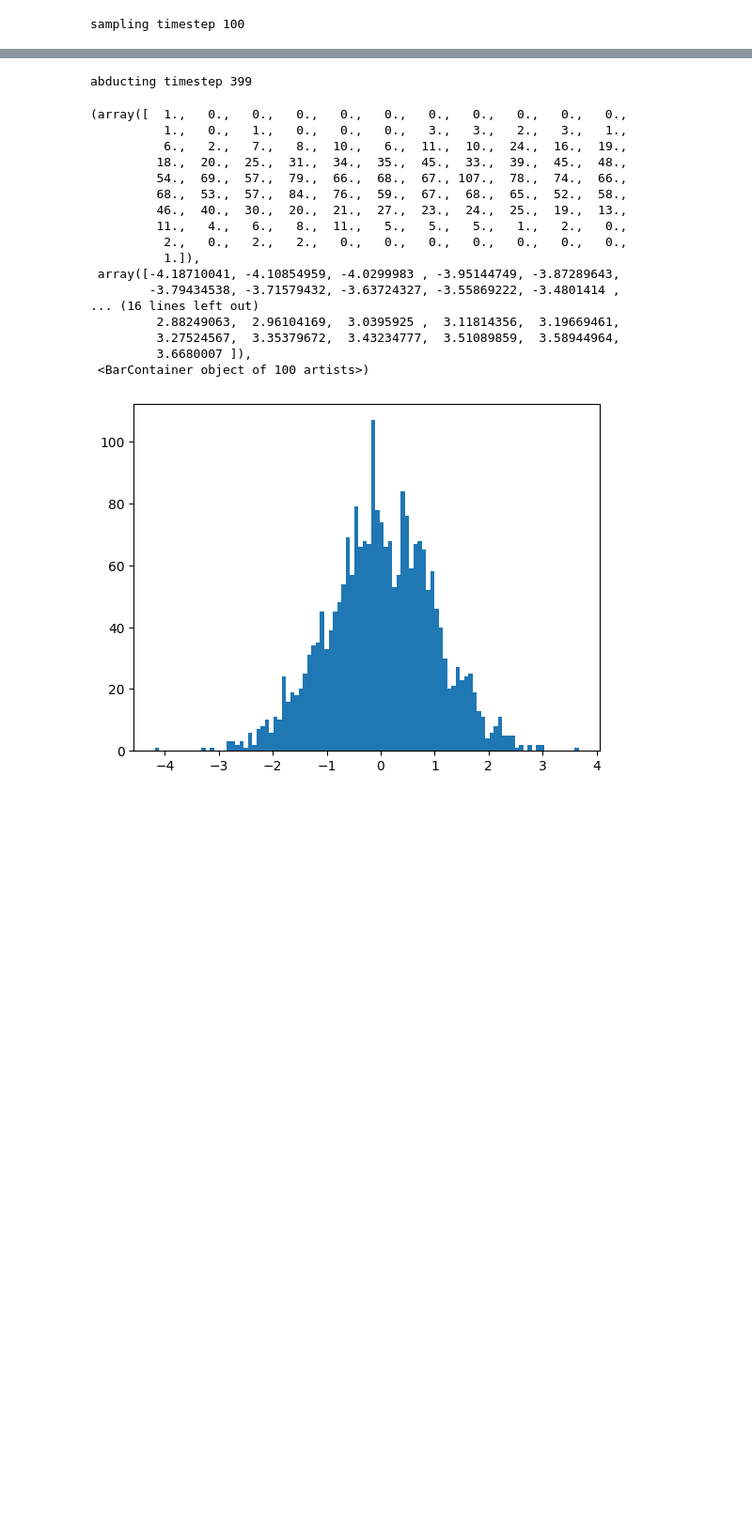
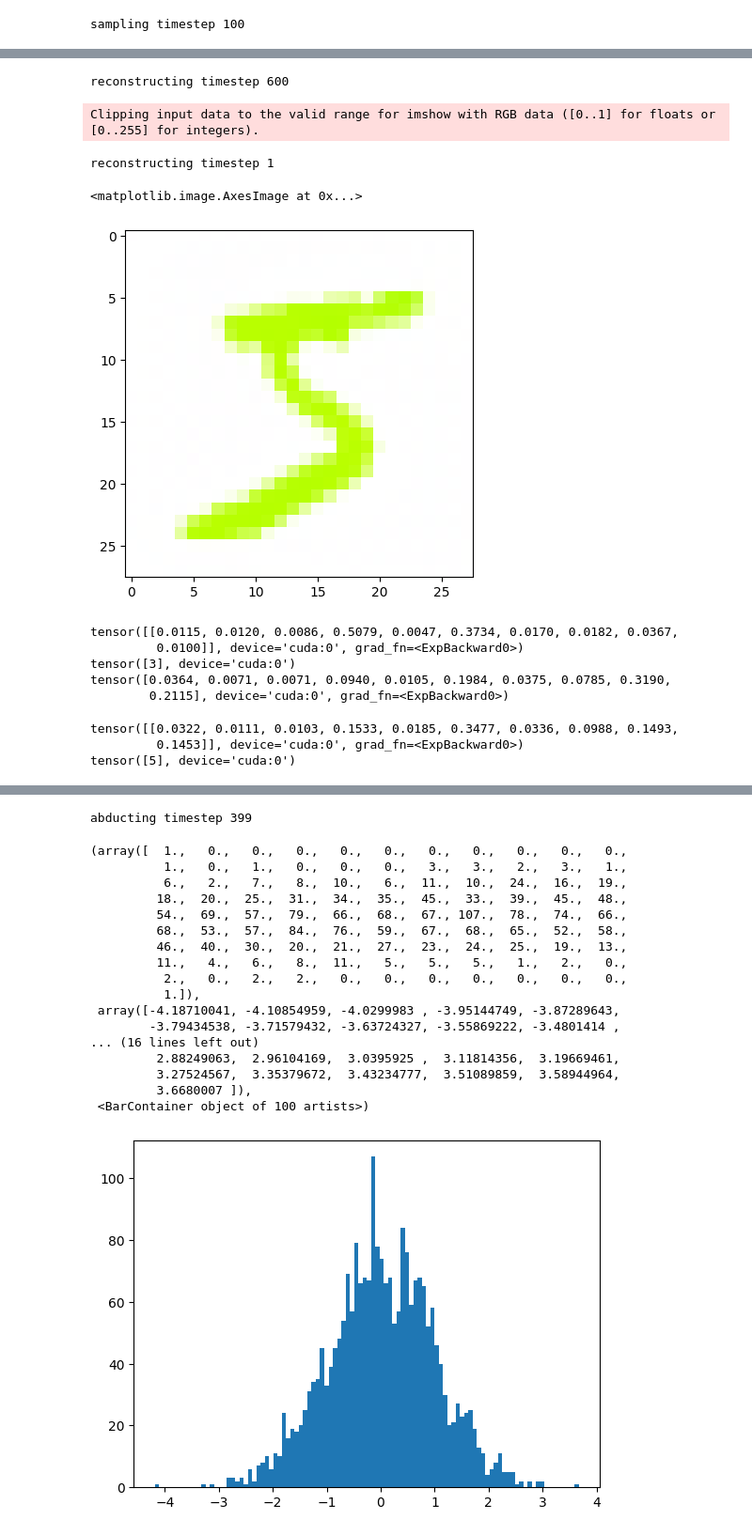
Before and after one commit to echeloni11/Diff_ColorMNIST, a Jupyter notebook: explore.ipynb, the cells around one changed output, grey strips where cells are left out. Shown: that part at 94% size. Cells and saved outputs as stored; diff of their text form; code cells hidden in the pictures; blank space fills up the shorter version.

```diff
--- a/explore.ipynb
+++ b/explore.ipynb
@@ -68,0 +106,34 @@ Clipping input data to the valid range for imshow with RGB data ([0..1] for floa
+# %%
+# hue cond cf from 5 to 8 (y_true is 8)
+true_hues = hues[0]
+# true_hues = torch.tensor([true_hues]).to(device)
+u = ddpm.abduct(x_sample_wrong.view(1,3,28,28), \
+                y_sample_wrong,\
+                size=(3,28,28), device=device, guide_w=2, hues=true_hues, hue_uncond=0)
+x_cf_wrong_cond = ddpm.reconstruct(u, y_true_sample_wrong.view(-1,), size=(3,28,28), device=device, guide_w=2, hues=true_hues, hue_uncond=0)
+plt.imshow((-1*x_cf_wrong_cond[0]+1).permute(1,2,0).detach().cpu())
+# %% [output]
+reconstructing timestep 600
+Clipping input data to the valid range for imshow with RGB data ([0..1] for floats or [0..255] for integers).
+reconstructing timestep 1
+<matplotlib.image.AxesImage at 0x...>
+[figure, added]
+# %%
+y_cf_uncond = classifier(x_cf_wrong_uncond)
+print(torch.exp(y_cf_uncond))
+print(torch.argmax(y_cf_uncond,dim=1))
+print(torch.exp(logits[f'{p_unif}'][0]))
+# %% [output]
+tensor([[0.0115, 0.0120, 0.0086, 0.5079, 0.0047, 0.3734, 0.0170, 0.0182, 0.0367,
+         0.0100]], device='cuda:0', grad_fn=<ExpBackward0>)
+tensor([3], device='cuda:0')
+tensor([0.0364, 0.0071, 0.0071, 0.0940, 0.0105, 0.1984, 0.0375, 0.0785, 0.3190,
+        0.2115], device='cuda:0', grad_fn=<ExpBackward0>)
+# %%
+y_cf_cond = classifier(x_cf_wrong_cond)
+print(torch.exp(y_cf_cond))
+print(torch.argmax(y_cf_cond,dim=1))
+# %% [output]
+tensor([[0.0322, 0.0111, 0.0103, 0.1533, 0.0185, 0.3477, 0.0336, 0.0988, 0.1493,
+         0.1453]], device='cuda:0', grad_fn=<ExpBackward0>)
+tensor([5], device='cuda:0')
```
Also changed, not shown: parts of 14 cells of this notebook, 4 other files.
